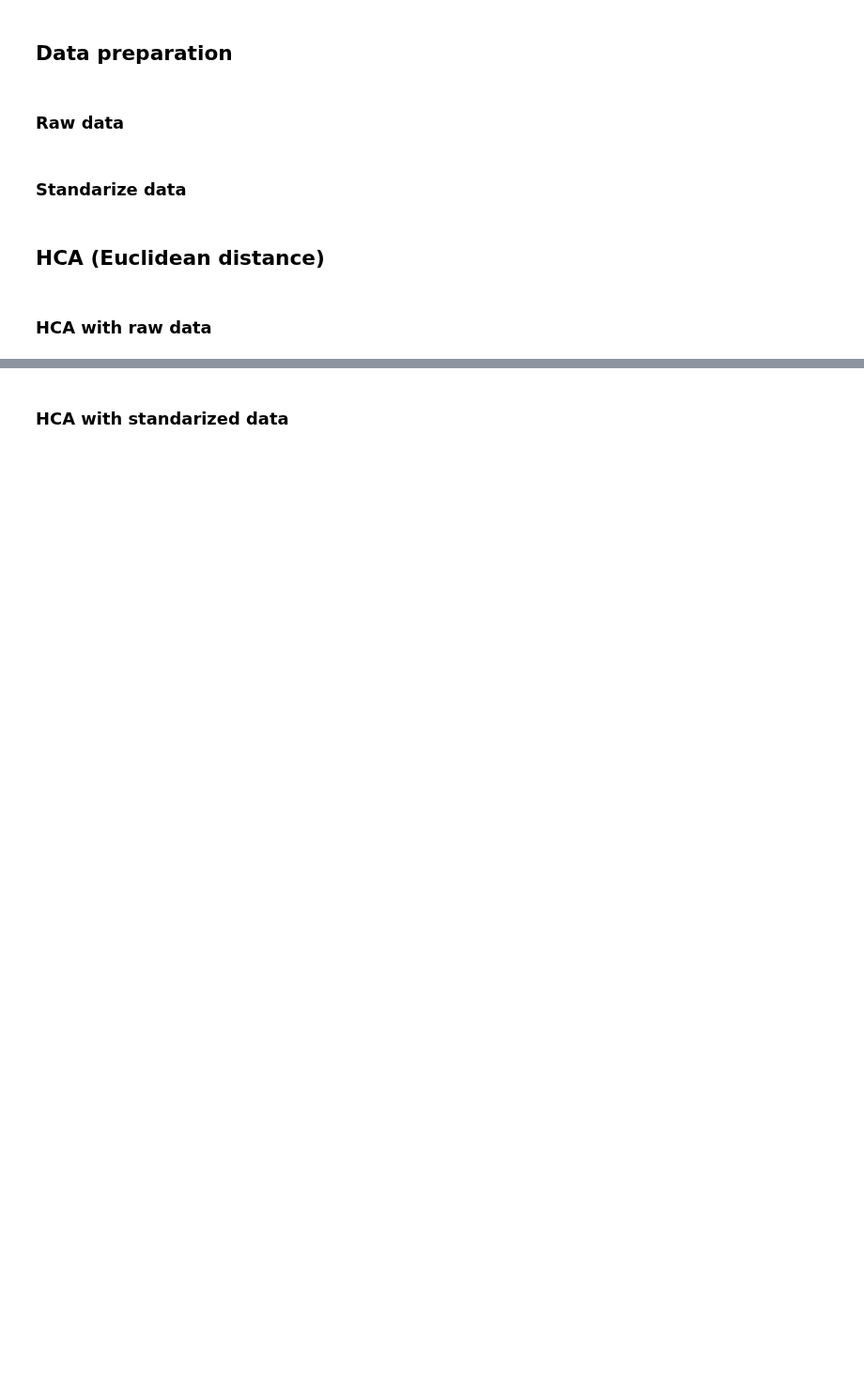
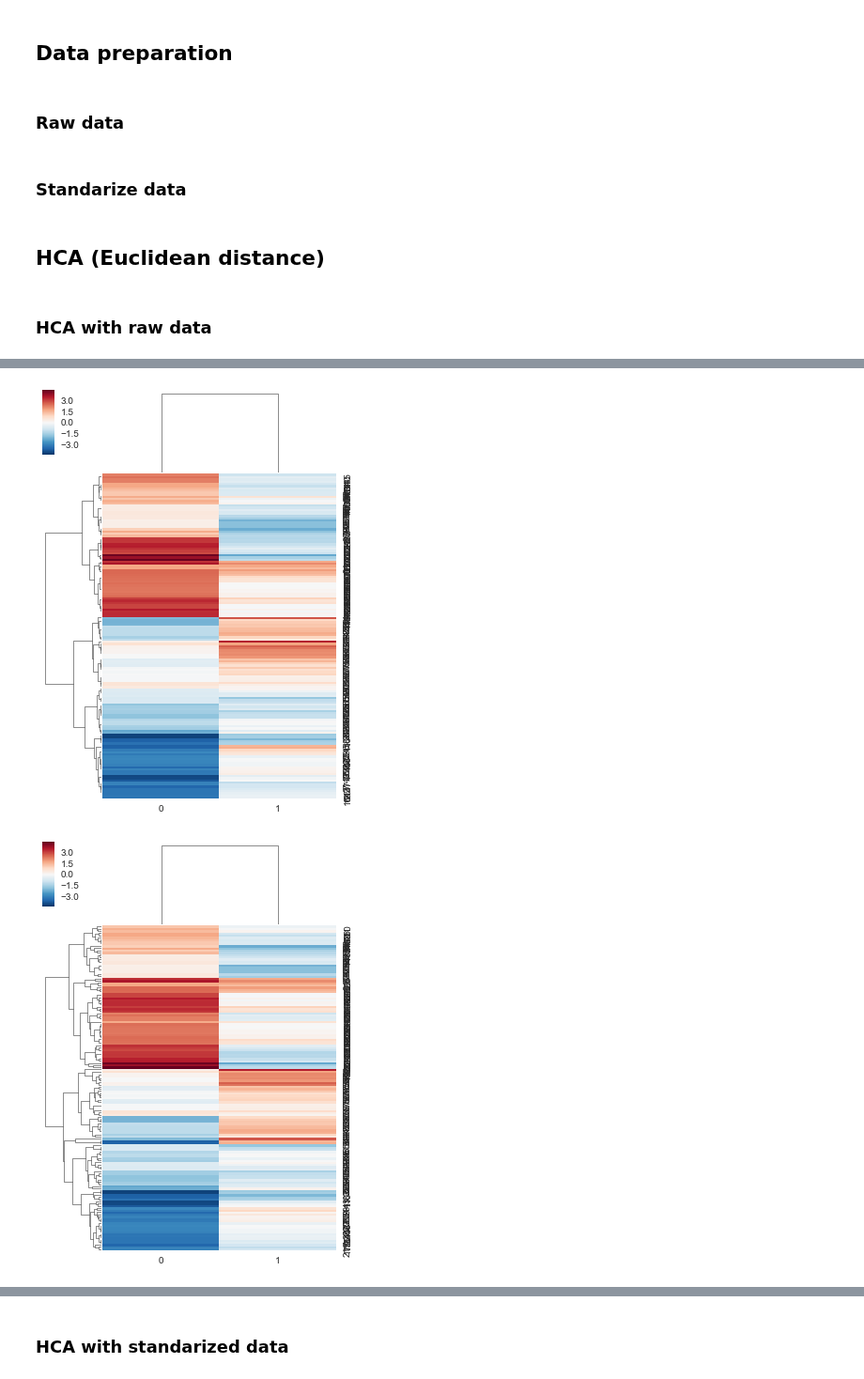
Before and after one commit to miaoever/IOT, a Jupyter notebook: Standup 4/HCA.ipynb, the cells around one changed output, grey strips where cells are left out. Shown at 94% size. Drawn from its saved outputs; the diff is of its cells as text; code cells hidden in the pictures; blank space fills up the shorter version.

```diff
--- a/Standup 4/HCA.ipynb
+++ b/Standup 4/HCA.ipynb
@@ -164,0 +200,6 @@ Number of points: 46
+# %%
+#showdata(data)
+hca(data,'euclidean')
+# %% [output]
+[figure, added]
+[figure, added]
```
Also changed, not shown: parts of 10 cells of this notebook, 1 other file.
